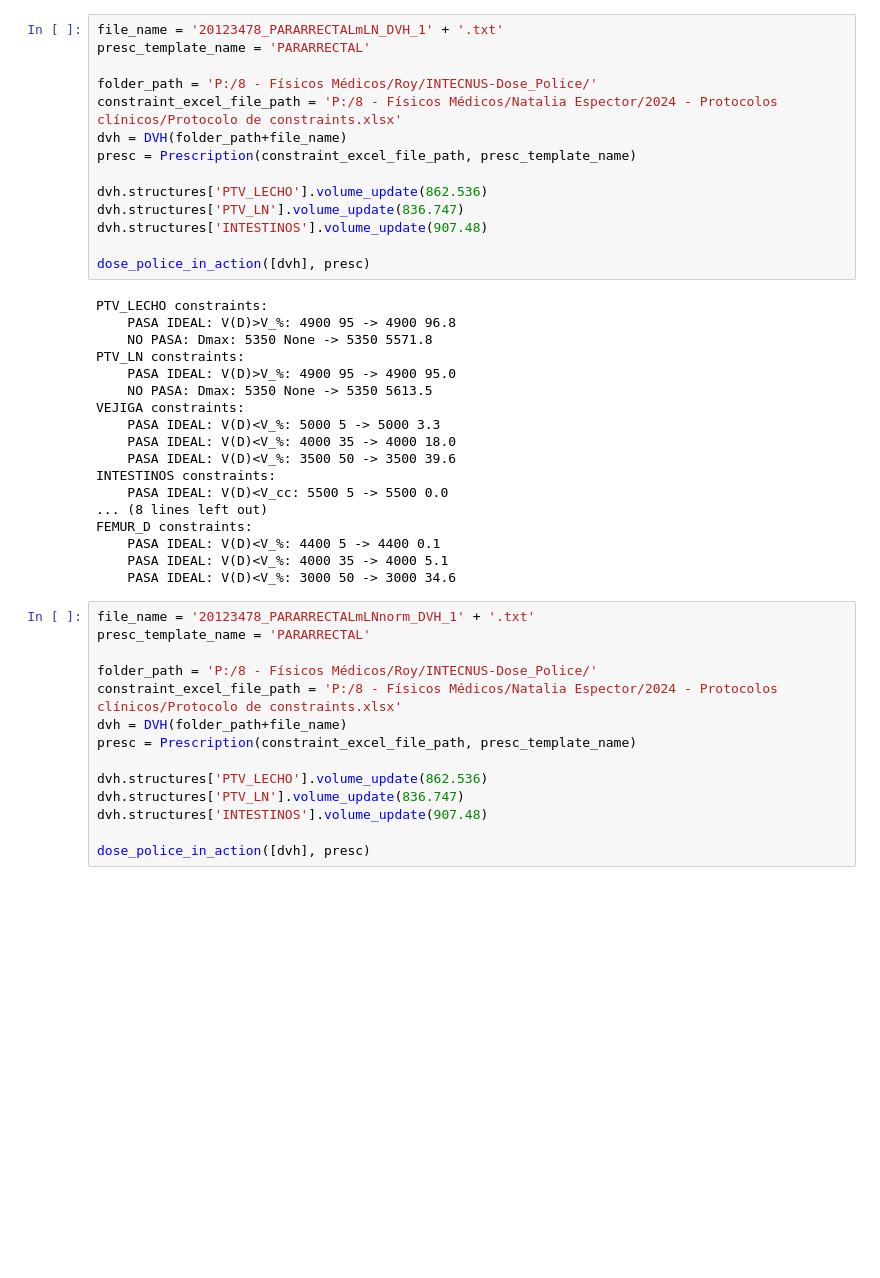
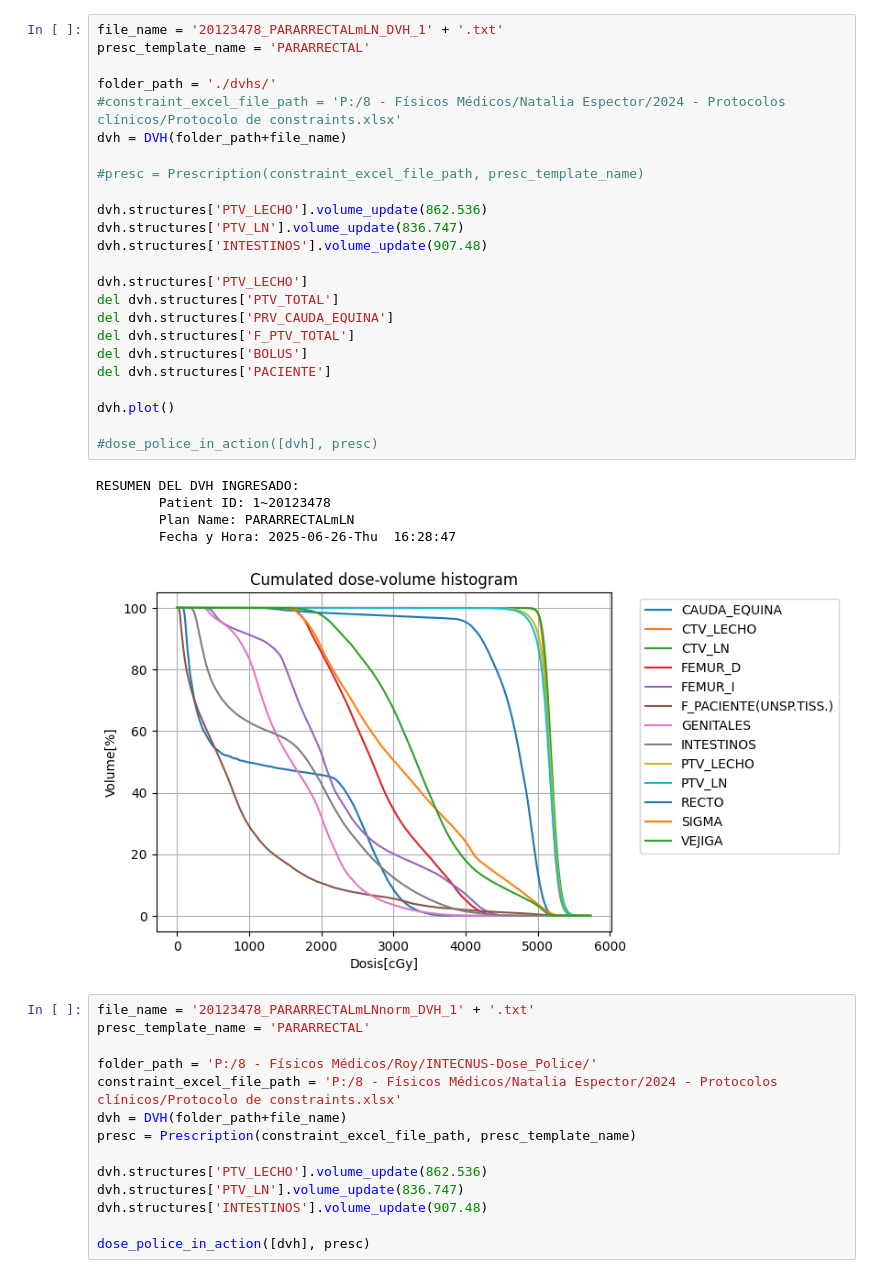
Before and after one commit to roymlapera/Dose_Police, a Jupyter notebook: backend.ipynb, the cells around one changed output. Saved outputs shown, nothing was run; the diff lists cells and outputs as text; blank space fills up the shorter version.

```diff
--- a/backend.ipynb
+++ b/backend.ipynb
@@ -437,35 +436,33 @@ def dose_police_in_action(dvh_list_dummy: List, presc: Prescription):
 # %%
 file_name = '20123478_PARARRECTALmLN_DVH_1' + '.txt'
 presc_template_name = 'PARARRECTAL'
 
-folder_path = 'P:/8 - Físicos Médicos/Roy/INTECNUS-Dose_Police/'
-constraint_excel_file_path = 'P:/8 - Físicos Médicos/Natalia Espector/2024 - Protocolos clínicos/Protocolo de constraints.xlsx'
+folder_path = './dvhs/'
+#constraint_excel_file_path = 'P:/8 - Físicos Médicos/Natalia Espector/2024 - Protocolos clínicos/Protocolo de constraints.xlsx'
 dvh = DVH(folder_path+file_name)
-presc = Prescription(constraint_excel_file_path, presc_template_name)
+
+#presc = Prescription(constraint_excel_file_path, presc_template_name)
 
 dvh.structures['PTV_LECHO'].volume_update(862.536)
 dvh.structures['PTV_LN'].volume_update(836.747)
 dvh.structures['INTESTINOS'].volume_update(907.48)
 
-dose_police_in_action([dvh], presc)
+dvh.structures['PTV_LECHO']
+del dvh.structures['PTV_TOTAL']
+del dvh.structures['PRV_CAUDA_EQUINA']
+del dvh.structures['F_PTV_TOTAL']
+del dvh.structures['BOLUS']
+del dvh.structures['PACIENTE']
+
+dvh.plot()
+
+#dose_police_in_action([dvh], presc)
 # %% [output]
-PTV_LECHO constraints:
-    PASA IDEAL: V(D)>V_%: 4900 95 -> 4900 96.8
-    NO PASA: Dmax: 5350 None -> 5350 5571.8
-PTV_LN constraints:
-    PASA IDEAL: V(D)>V_%: 4900 95 -> 4900 95.0
-    NO PASA: Dmax: 5350 None -> 5350 5613.5
-VEJIGA constraints:
-    PASA IDEAL: V(D)<V_%: 5000 5 -> 5000 3.3
-    PASA IDEAL: V(D)<V_%: 4000 35 -> 4000 18.0
-    PASA IDEAL: V(D)<V_%: 3500 50 -> 3500 39.6
-INTESTINOS constraints:
-    PASA IDEAL: V(D)<V_cc: 5500 5 -> 5500 0.0
-... (8 lines left out)
-FEMUR_D constraints:
-    PASA IDEAL: V(D)<V_%: 4400 5 -> 4400 0.1
-    PASA IDEAL: V(D)<V_%: 4000 35 -> 4000 5.1
-    PASA IDEAL: V(D)<V_%: 3000 50 -> 3000 34.6
+RESUMEN DEL DVH INGRESADO:
+        Patient ID: 1~20123478
+        Plan Name: PARARRECTALmLN
+        Fecha y Hora: 2025-06-26-Thu  16:28:47
+[figure, added]
 # %%
 file_name = '20123478_PARARRECTALmLNnorm_DVH_1' + '.txt'
 presc_template_name = 'PARARRECTAL'
```
Also changed, not shown: parts of 1 cell of this notebook, 28 other files.
